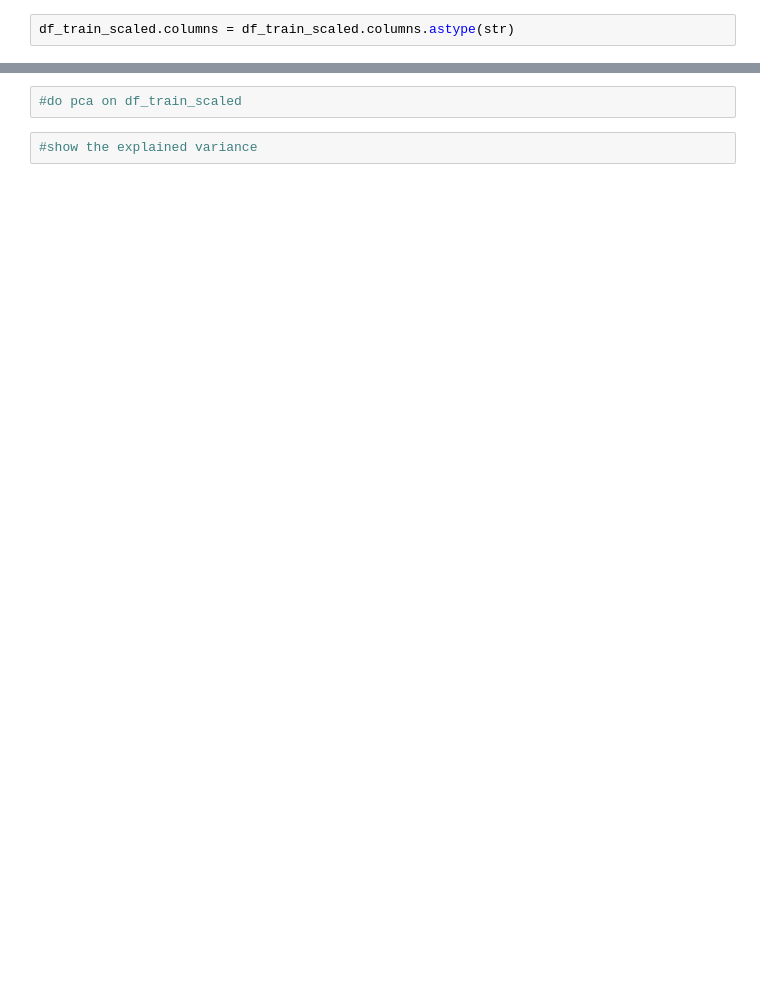
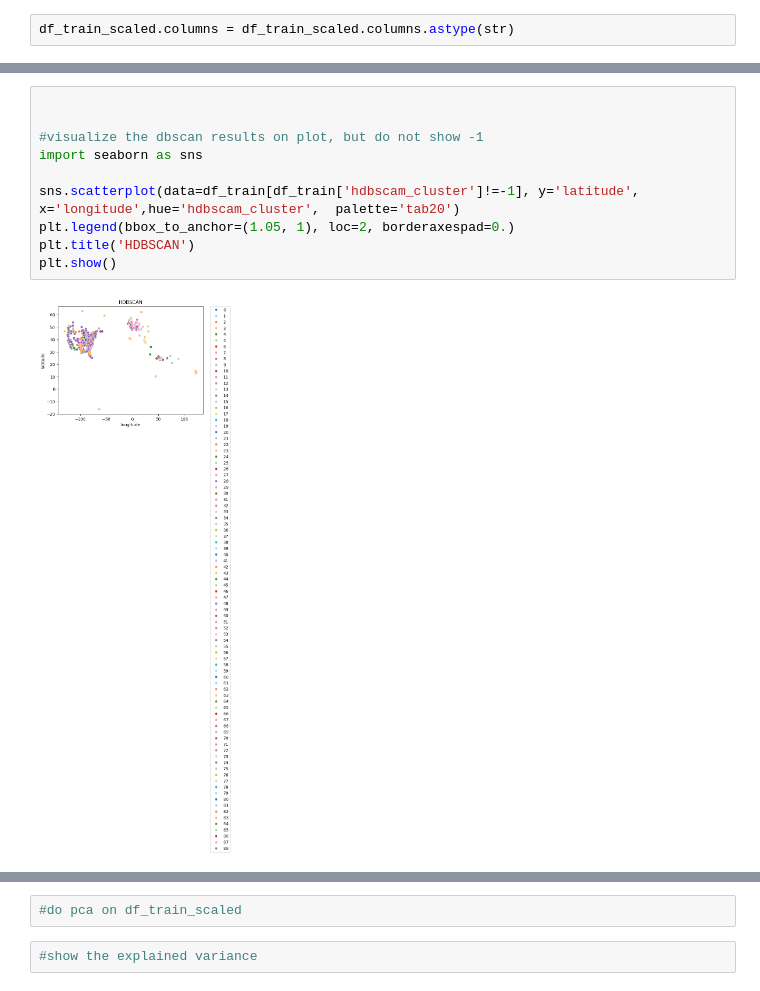
Before and after one commit to kowalskihubert/Google-Places-Clustering, a Jupyter notebook: models.ipynb, the cells around one changed output, grey strips where cells are left out. Saved outputs shown, nothing was run; the diff lists cells and outputs as text; blank space fills up the shorter version.

```diff
--- a/models.ipynb
+++ b/models.ipynb
@@ -183,3 +287,15 @@ Name: count, dtype: int64
+# %%
+
+
+#visualize the dbscan results on plot, but do not show -1
+import seaborn as sns
+
+sns.scatterplot(data=df_train[df_train['hdbscam_cluster']!=-1], y='latitude', x='longitude',hue='hdbscam_cluster',  palette='tab20')
+plt.legend(bbox_to_anchor=(1.05, 1), loc=2, borderaxespad=0.)
+plt.title('HDBSCAN')
+plt.show()
+# %% [output]
+[figure, added]
 # %%
 
 
```
Also changed, not shown: parts of 25 cells of this notebook, 1 other file.
